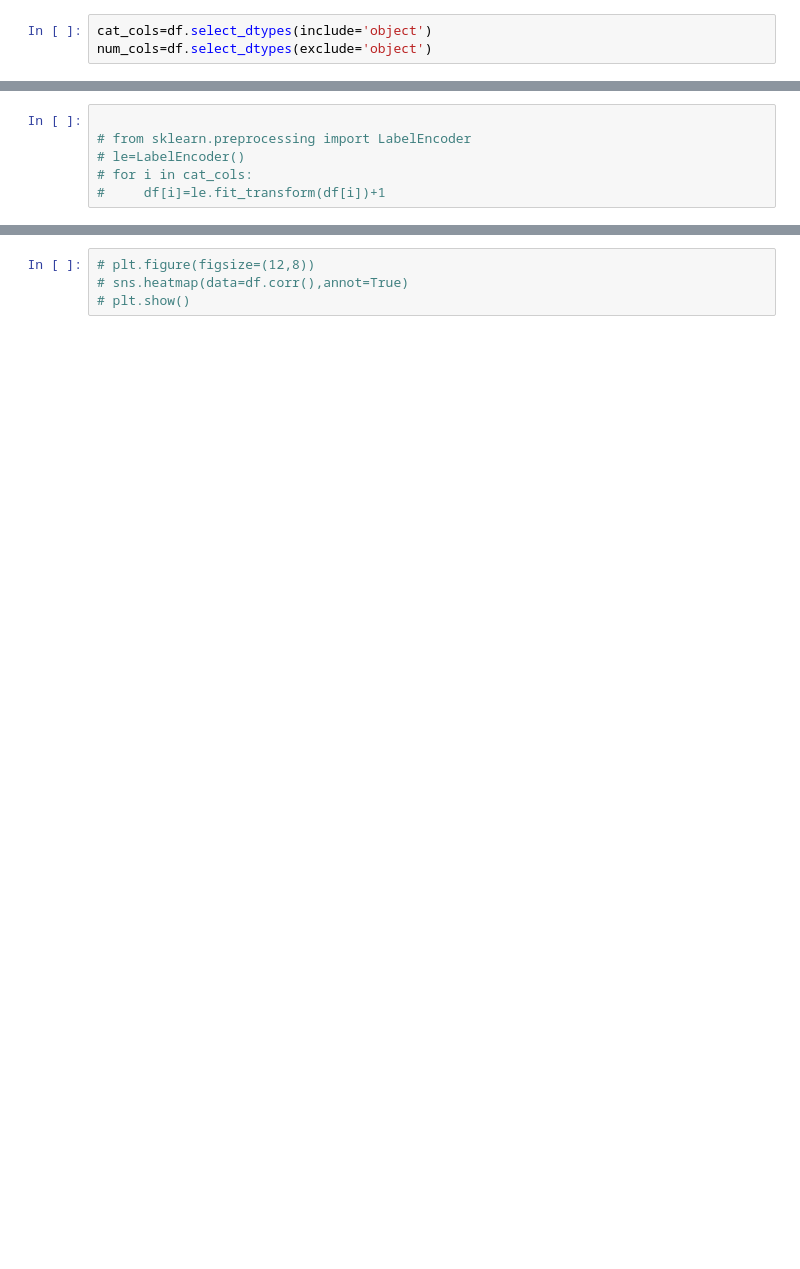
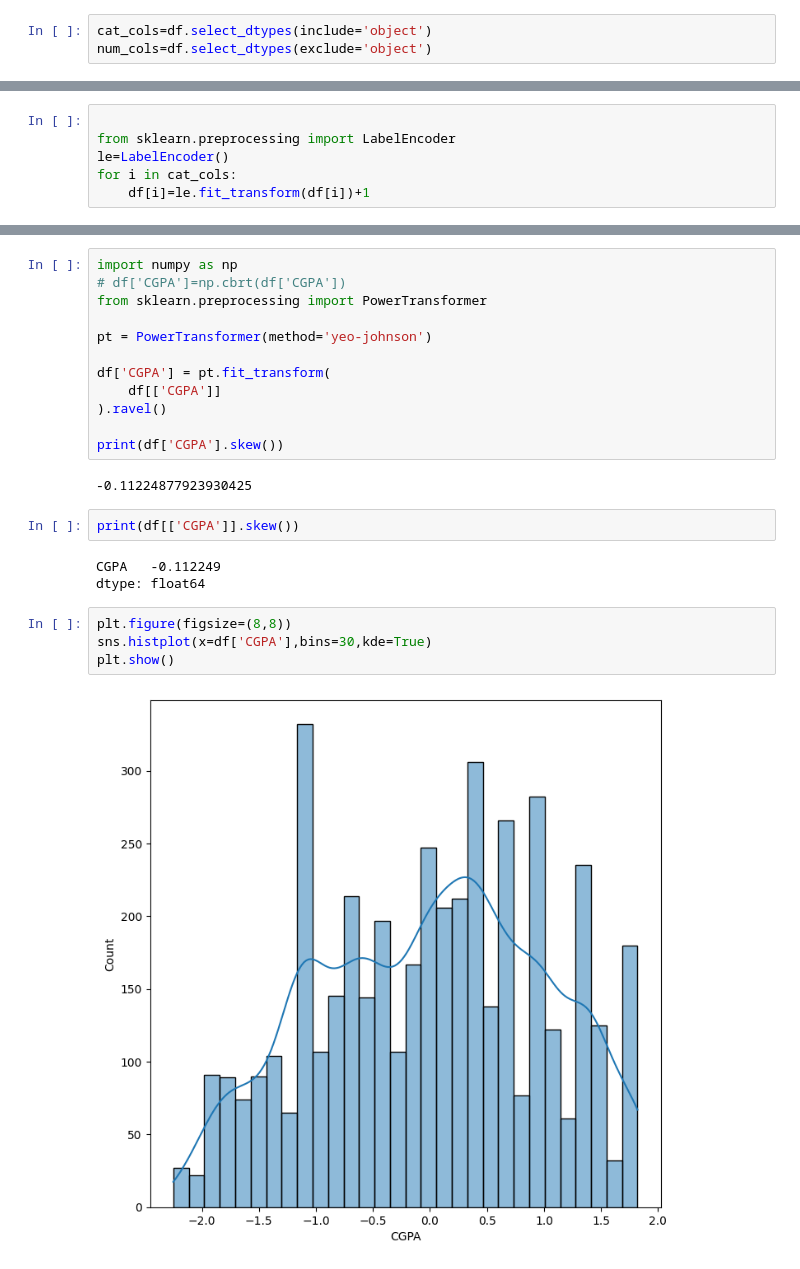
Before and after one commit to ayan-11/EDA, a Jupyter notebook: 25-11-2026.ipynb, the cells around one changed output, grey strips where cells are left out. Cells and saved outputs as stored; diff of their text form; blank space fills up the shorter version.

```diff
--- a/25-11-2026.ipynb
+++ b/25-11-2026.ipynb
@@ -46,8 +120,8 @@ for i in cat_cols:
 # %%
 
-# from sklearn.preprocessing import LabelEncoder
-# le=LabelEncoder()
-# for i in cat_cols:
-#     df[i]=le.fit_transform(df[i])+1
+from sklearn.preprocessing import LabelEncoder
+le=LabelEncoder()
+for i in cat_cols:
+    df[i]=le.fit_transform(df[i])+1
 # %%
 num_cols.describe()
@@ -85,4 +211,25 @@ print(df[['CGPA','Cost_without_study']].skew())
+# %%
+import numpy as np
+# df['CGPA']=np.cbrt(df['CGPA'])
+from sklearn.preprocessing import PowerTransformer
+
+pt = PowerTransformer(method='yeo-johnson')
+
+df['CGPA'] = pt.fit_transform(
+    df[['CGPA']]
+).ravel()
+
+print(df['CGPA'].skew())
+# %% [output]
+-0.11224877923930425
+# %%
+print(df[['CGPA']].skew())
+# %% [output]
+CGPA   -0.112249
+dtype: float64
 # %%
-# plt.figure(figsize=(12,8))
-# sns.heatmap(data=df.corr(),annot=True)
-# plt.show()
+plt.figure(figsize=(8,8))
+sns.histplot(x=df['CGPA'],bins=30,kde=True)
+plt.show()
+# %% [output]
+[figure, added]
```
Also changed, not shown: parts of 23 cells of this notebook.
